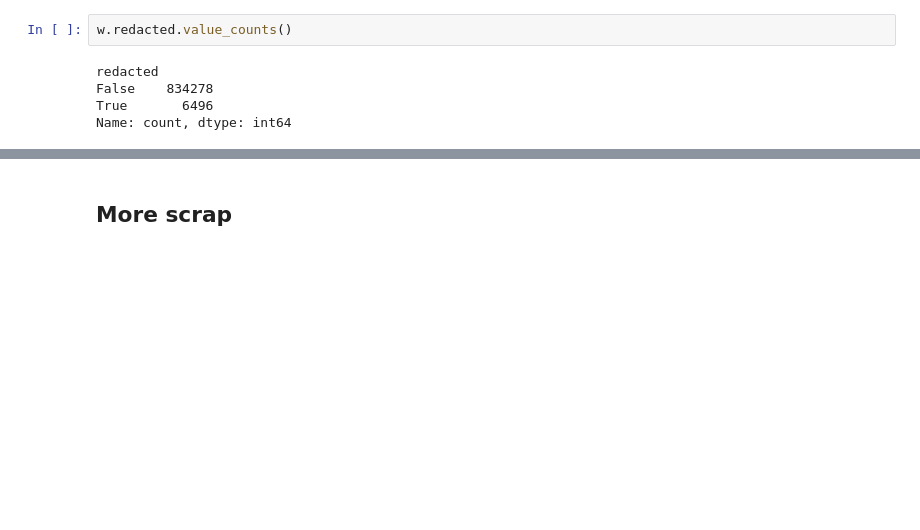
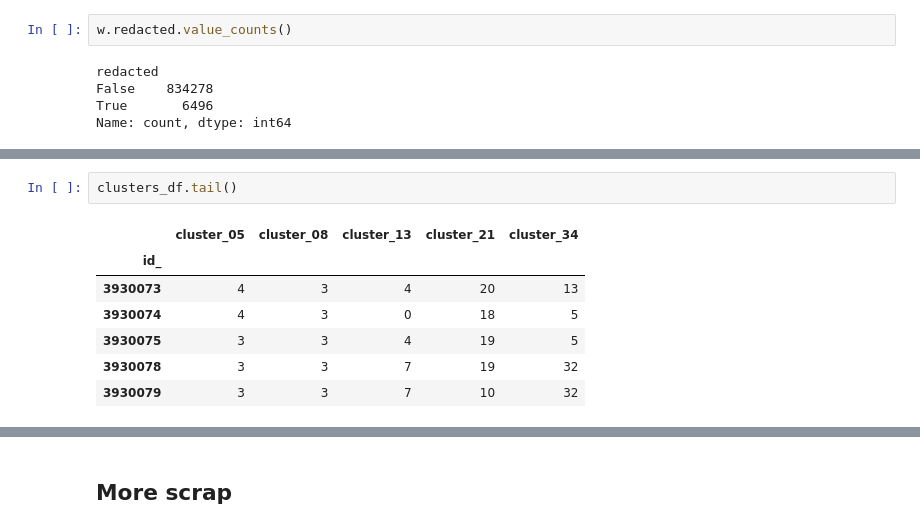
Before and after one commit to thorwhalen/imbed_data_prep, a Jupyter notebook: misc/wildchat.ipynb, the cells around one changed output, grey strips where cells are left out. Saved outputs shown, nothing was run; the diff lists cells and outputs as text; blank space fills up the shorter version.

```diff
--- a/misc/wildchat.ipynb
+++ b/misc/wildchat.ipynb
@@ -498,0 +546,10 @@ Name: count, dtype: int64
+# %%
+clusters_df.tail()
+# %% [output]
+|  | cluster_05 | cluster_08 | cluster_13 | cluster_21 | cluster_34 |
+| id_ |  |  |  |  |  |
+| 3930073 | 4 | 3 | 4 | 20 | 13 |
+| 3930074 | 4 | 3 | 0 | 18 | 5 |
+| 3930075 | 3 | 3 | 4 | 19 | 5 |
+| 3930078 | 3 | 3 | 7 | 19 | 32 |
+| 3930079 | 3 | 3 | 7 | 10 | 32 |
```
Also changed, not shown: parts of 20 cells of this notebook, 37 other files.
